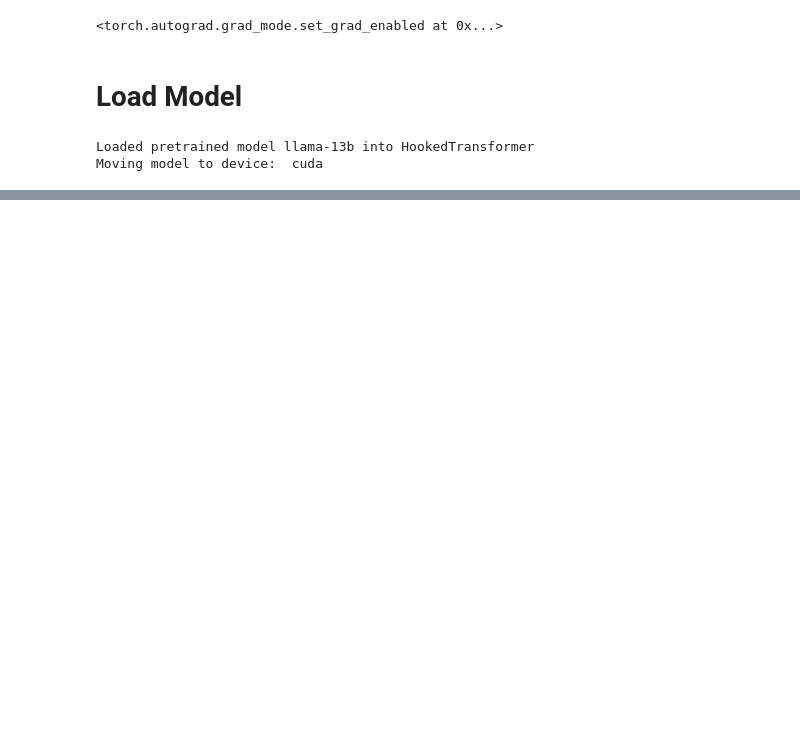
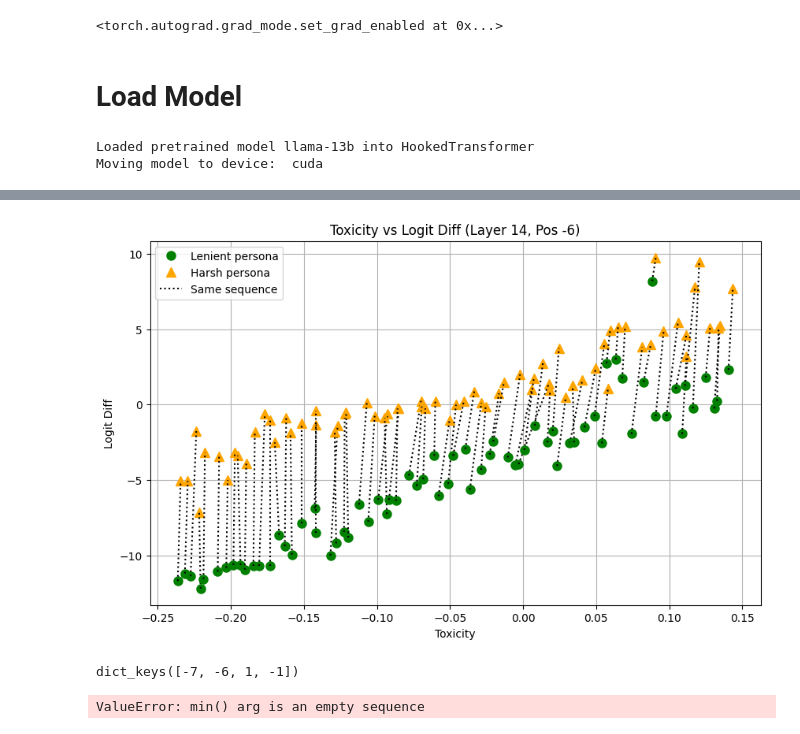
Before and after one commit to abhay-sheshadri/quirky_interp, a Jupyter notebook: evaluate_representation.ipynb, the cells around one changed output, grey strips where cells are left out. Drawn from its saved outputs; the diff is of its cells as text; code cells hidden in the pictures; blank space fills up the shorter version.

```diff
--- a/evaluate_representation.ipynb
+++ b/evaluate_representation.ipynb
@@ -363,0 +181,18 @@ plt.show()
+# %%
+bins_dict = bin_results(results[-6], bin_count=70)
+binned_results = [bins_dict[i][0] for i in range(len(bins_dict)) if len(bins_dict[i]) > 0]
+
+create_toxicity_plot(binned_results, title="Toxicity vs Logit Diff (Layer 14, Pos -6)", y_axis="LD", y_label="Logit Diff")
+# %% [output]
+[figure, added]
+# %%
+results.keys()
+# %% [output]
+dict_keys([-7, -6, 1, -1])
+# %%
+bins_dict = bin_results(results[-1], bin_count=70)
+binned_results = [bins_dict[i][0] for i in range(len(bins_dict)) if len(bins_dict[i]) > 0]
+
+create_toxicity_plot(binned_results, title="Toxicity vs Logit Diff (Layer 14, Pos -1)", y_axis="LD", y_label="Logit Diff")
+# %% [output]
+ValueError: min() arg is an empty sequence
```
Also changed, not shown: parts of 41 cells of this notebook.
